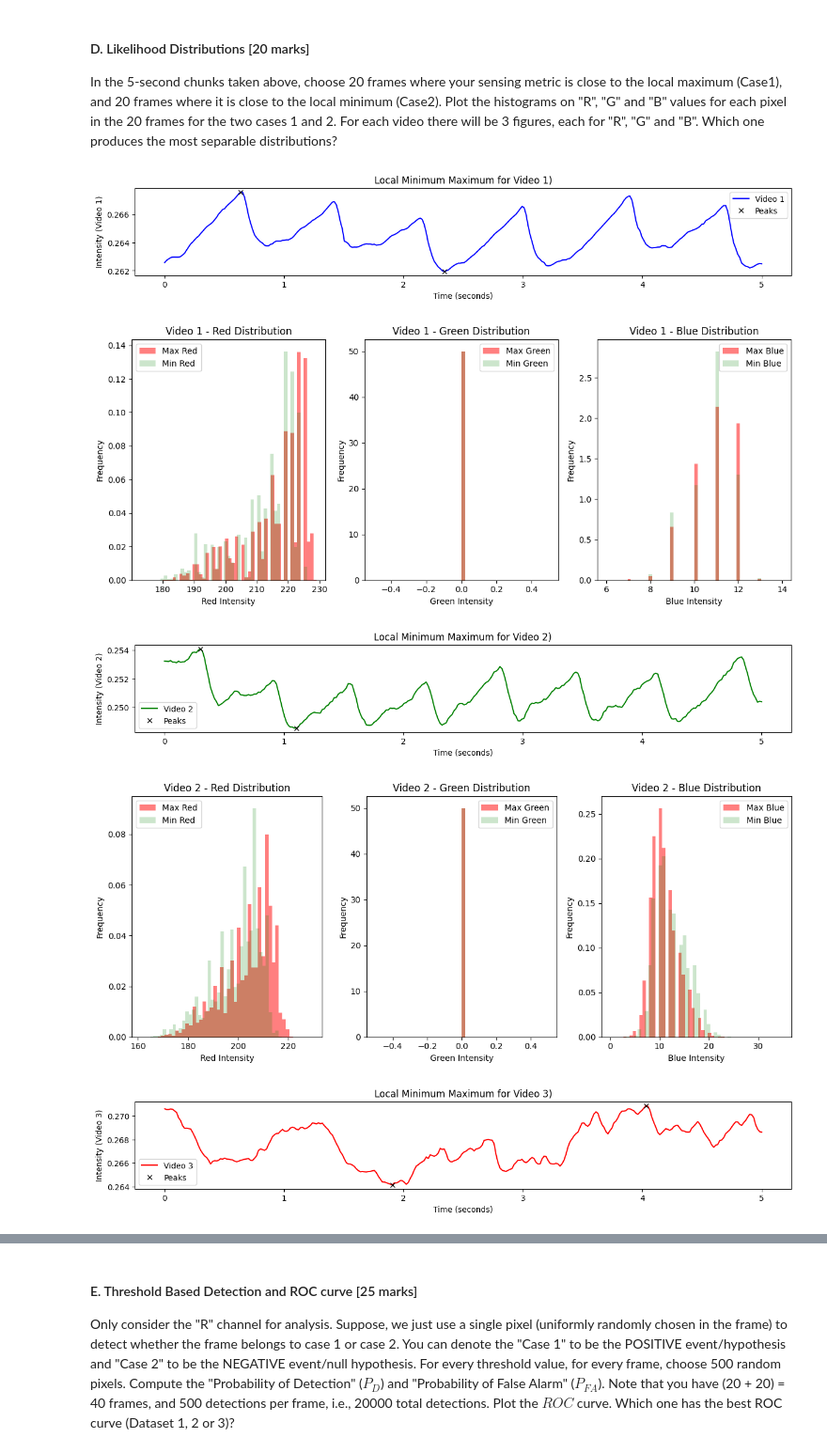
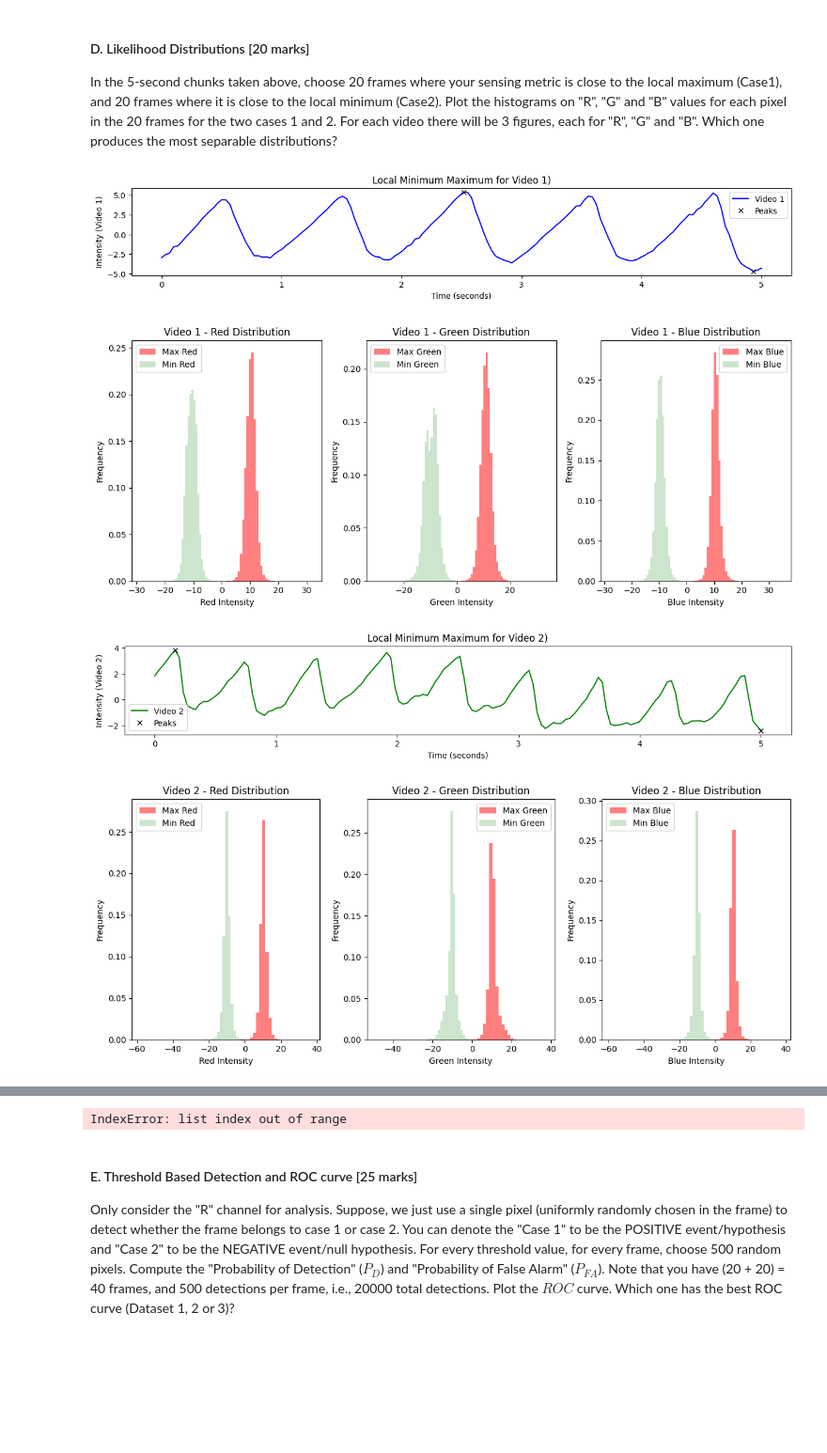
Before and after one commit to dipendughosh/programs, a Jupyter notebook: mtech_2023/sem-3/ssiot/ass-1/CS23M509_CS6650D24/homework1_UoP6650_D24-2.ipynb, the cells around one changed output, grey strips where cells are left out. Shown at 94% size. Saved outputs shown, nothing was run; the diff lists cells and outputs as text; code cells hidden in the pictures; blank space fills up the shorter version.

```diff
--- a/mtech_2023/sem-3/ssiot/ass-1/CS23M509_CS6650D24/homework1_UoP6650_D24-2.ipynb
+++ b/mtech_2023/sem-3/ssiot/ass-1/CS23M509_CS6650D24/homework1_UoP6650_D24-2.ipynb
@@ -289,8 +351,8 @@ def plot_intensity_metric_bpm():
 for videoIndex, frames in intensityMetrics.items():
     chunks[videoIndex] = get_random_chunk(frames, videoIndex, framesPerSecondValues[videoIndex])
     # print("chunks.len : " + str(len(chunks[videoIndex])))
-    # for chunk in chunks[videoIndex]:
-    #     print("chunk " + str(chunk))
+    for chunk in chunks[videoIndex]:
+        print("chunk " + str(chunk))
 
     timeAxes[videoIndex] = np.linspace(0, 5, len(chunks[videoIndex]))
     # print("timeAxes.len : " + str(len(timeAxes[videoIndex])))
@@ -370,8 +446,31 @@ def select_extreme_frames(intensityChunk, chunkInfo, videoIndex, numFrames=20):
 
     return maxFrames, minFrames, max_index, min_index
 
+def get_r_g_b(frames, videoIndex):
+    height = int(frameHeightValues[videoIndex])
+    width = int(frameWidthValues[videoIndex])
+    r_sum = np.zeros((height, width), dtype=np.float64)
+    g_sum = np.zeros((height, width), dtype=np.float64)
+    b_sum = np.zeros((height, width), dtype=np.float64)
+    # Frame counter
+    frame_count = 0
+    for frameIndex, frame_rgb in enumerate(frames):
+        r, g, b = cv2.split(frame_rgb)
+        r_sum += r
+        g_sum += g
+        b_sum += b
+
+        # Increment frame counter
+        frame_count += 1
+
+    avg_r = r_sum / frame_count
+    avg_g = g_sum / frame_count
+    avg_b = b_sum / frame_count
+
+    return avg_r, avg_g, avg_b
+
 # Function to extract R, G, B values from selected frames
-def extract_rgb_values_histogram_1D(frames, videoIndex):
+def extract_rgb_values_histogram_1D(frames, videoIndexm, fact):
     if len(frames) == 0:  # Handle case where no frames are selected
         return np.array([]), np.array([]), np.array([])
 
@@ -395,9 +494,13 @@ def extract_rgb_values_histogram_1D(frames, videoIndex):
         totalGreenPixels = totalGreenPixels + greenHeight*greenWidth
         totalRedPixels = totalRedPixels + redHeight*redWidth
 
+        red = (red - avgRed[videoIndex]) + fact
+        green = (green - avgGreen[videoIndex]) + fact
+        blue = (blue - avgBlue[videoIndex]) + fact
         redValues.append(red.ravel())
         greenValues.append(green.ravel())
         blueValues.append(blue.ravel())
+
 
     # print("totalBluePixels " + str(totalBluePixels))
     # print("totalGreenPixels " + str(totalGreenPixels))
@@ -455,37 +558,36 @@ def plot_histograms(redMax, greenMax, blueMax, redMin, greenMin, blueMin, videoI
 
     plt.tight_layout()
     plt.show()
 
 # Create dictionaries to store maxFrames and minFrames for each video
 maxFrames = {}
 minFrames = {}
 maxIndices={}
 minIndices={}
 
 # For each video, select frames near maxima and minima and plot histograms
 for videoIndex in videoFrames:
     # Get intensity values for the 5-second chunk
     intensityChunk = chunks[videoIndex]
     chunkInfo = chunkInfos[videoIndex]
 
     # Select 20 frames near maxima and minima
     maxFrame, minFrame, max_index, min_index = select_extreme_frames(intensityChunk, chunkInfo, videoIndex)
     # Store maxFrames and minFrames for the given videoIndex
     maxFrames[videoIndex] = maxFrame
     minFrames[videoIndex] = minFrame
     maxIndices[videoIndex] = max_index
     minIndices[videoIndex] = min_index
 
     # Extract R, G, B values for the selected frames
-    redMax, greenMax, blueMax = extract_rgb_values_histogram_1D(maxFrame, videoIndex)
-    redMin, greenMin, blueMin = extract_rgb_values_histogram_1D(minFrame, videoIndex)
+    redMax, greenMax, blueMax = extract_rgb_values_histogram_1D(maxFrame, videoIndex, 10)
+    redMin, greenMin, blueMin = extract_rgb_values_histogram_1D(minFrame, videoIndex, -10)
 
     plot_local_min_max(minFrames, maxFrames, minIndices, maxIndices, intensityChunk, videoIndex)
     # Plot histograms for R, G, B distributions
     plot_histograms(redMax, greenMax, blueMax, redMin, greenMin, blueMin, videoIndex)
 # %% [output]
-[figure, old version]
+[figure, new version]
-[figure, old version]
+[figure, new version]
-[figure, old version]
+[figure, new version]
-[figure, old version]
+[figure, new version]
-[figure, removed]
@@ -493,3 +594,4 @@ for videoIndex in videoFrames:
+IndexError: list index out of range
 # %% [markdown]
 #### E. Threshold Based Detection and ROC curve [25 marks]
 Only consider the "R" channel for analysis. Suppose, we just use a single pixel (uniformly randomly chosen in the frame) to detect whether the frame belongs to case 1 or case 2. You can denote the "Case 1" to be the POSITIVE event/hypothesis and "Case 2" to be the NEGATIVE event/null hypothesis. For every threshold value, for every frame, choose 500 random pixels. Compute the "Probability of Detection" ($P_D$) and "Probability of False Alarm" ($P_{FA}$). Note that you have (20 + 20) = 40 frames, and 500 detections per frame, i.e., 20000 total detections. Plot the $ROC$ curve. Which one has the best ROC curve (Dataset 1, 2 or 3)?
```
Also changed, not shown: parts of 7 cells of this notebook, 30 other files.
